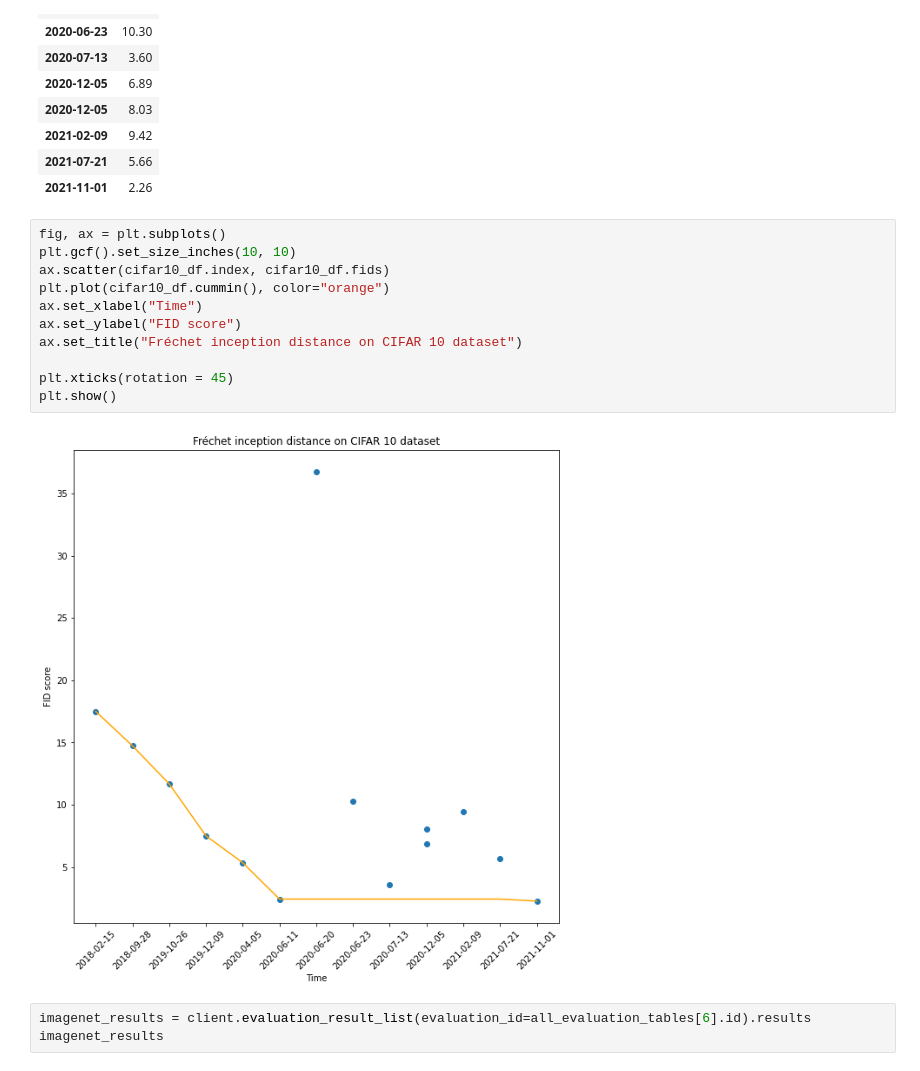
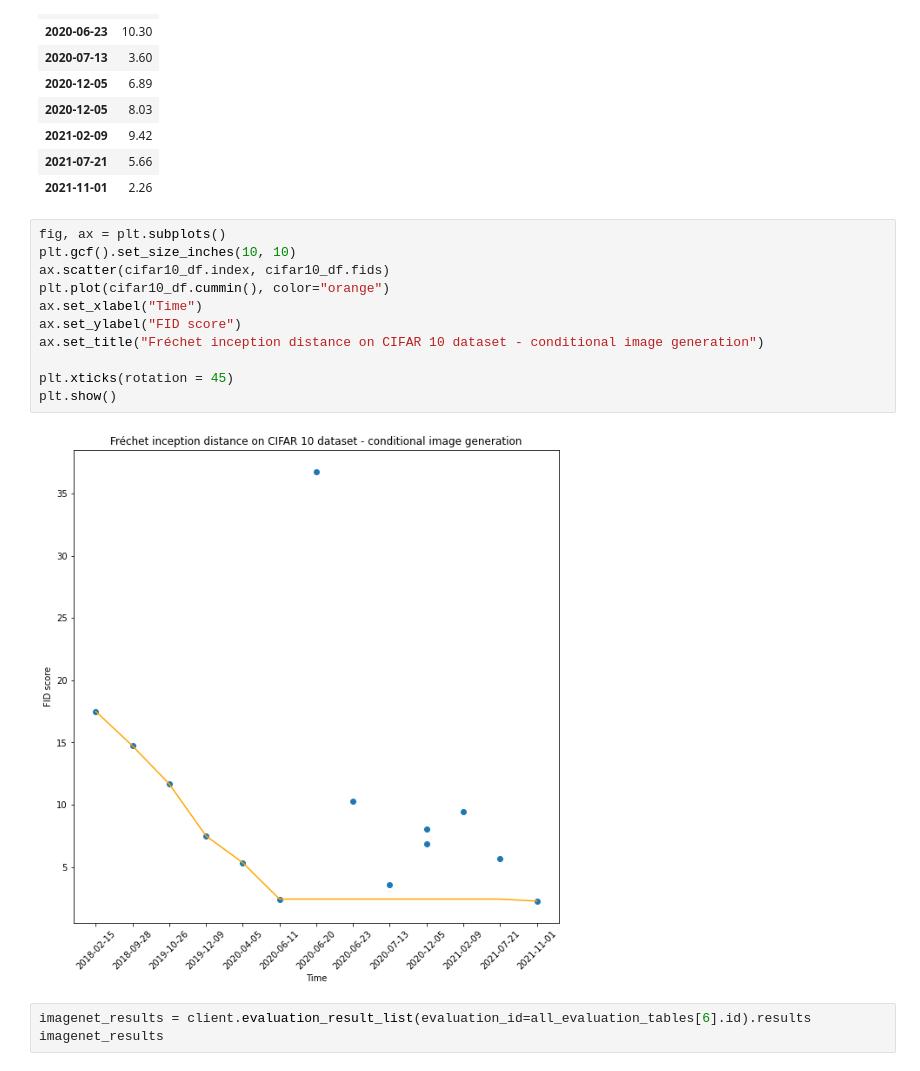
Before and after one commit to solalatus/deepfake_popularity, a Jupyter notebook: paperswithcode_downloader.ipynb, the cells around one changed output. Drawn from its saved outputs; the diff is of its cells as text.

```diff
--- a/paperswithcode_downloader.ipynb
+++ b/paperswithcode_downloader.ipynb
@@ -219,16 +220,16 @@ cifar10_df
 # %%
 fig, ax = plt.subplots()
 plt.gcf().set_size_inches(10, 10)
 ax.scatter(cifar10_df.index, cifar10_df.fids)
 plt.plot(cifar10_df.cummin(), color="orange")
 ax.set_xlabel("Time")
 ax.set_ylabel("FID score")
-ax.set_title("Fréchet inception distance on CIFAR 10 dataset")
+ax.set_title("Fréchet inception distance on CIFAR 10 dataset - conditional image generation")
 
 plt.xticks(rotation = 45)
 plt.show()
 # %% [output]
-[figure, old version]
+[figure, new version]
 # %%
 imagenet_results = client.evaluation_result_list(evaluation_id=all_evaluation_tables[6].id).results
 imagenet_results
```
Also changed, not shown: parts of 11 cells of this notebook.
